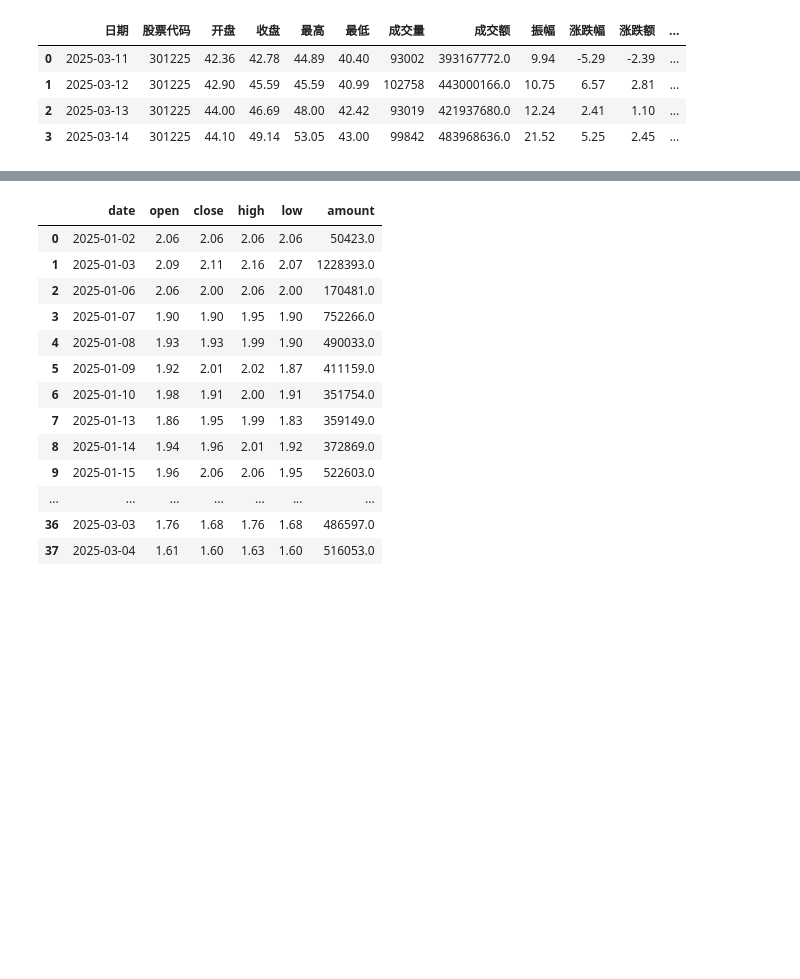
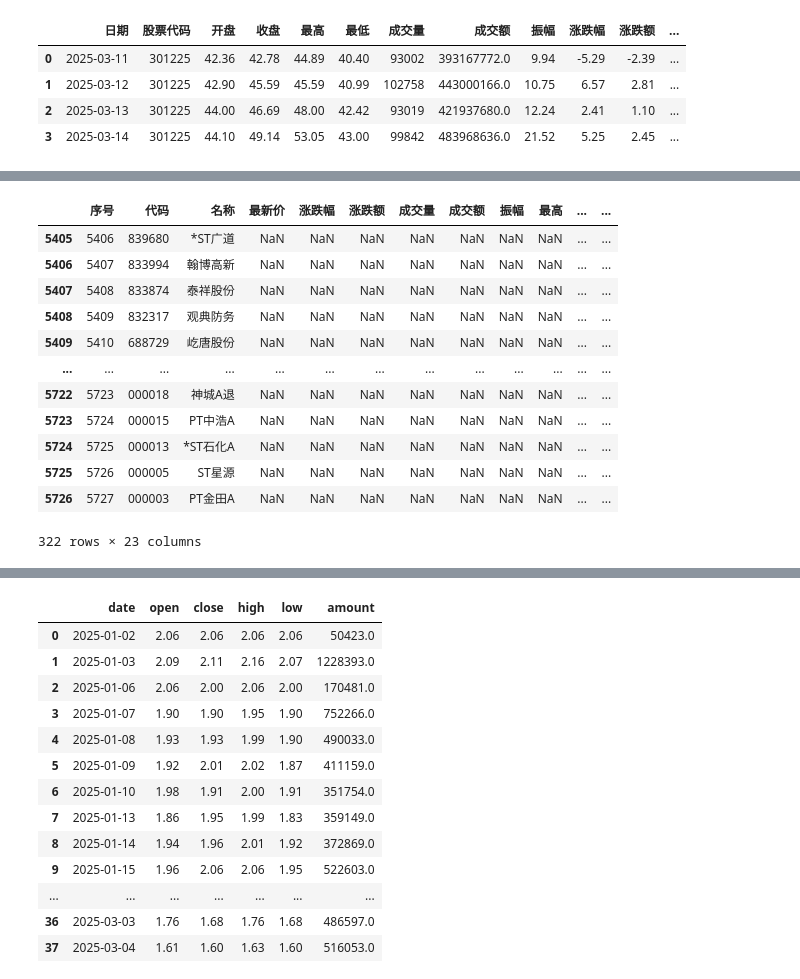
Before and after one commit to EveryFine/GeniusTradeTracker, a Jupyter notebook: tracker/app/akshare/akshare.ipynb, the cells around one changed output, grey strips where cells are left out. Cells and saved outputs as stored; diff of their text form; code cells hidden in the pictures; blank space fills up the shorter version.

```diff
--- a/tracker/app/akshare/akshare.ipynb
+++ b/tracker/app/akshare/akshare.ipynb
@@ -32,0 +35,18 @@ ak.stock_zh_a_spot_em()
+# %%
+## 找出NaN数据并移除
+nan_rows = stock_zh_a_spot_em_df[stock_zh_a_spot_em_df['最新价'].isna()]
+nan_rows
+# %% [output]
+|  | 序号 | 代码 | 名称 | 最新价 | 涨跌幅 | 涨跌额 | 成交量 | 成交额 | 振幅 | 最高 | ... | ... |
+| 5405 | 5406 | 839680 | *ST广道 | NaN | NaN | NaN | NaN | NaN | NaN | NaN | ... | ... |
+| 5406 | 5407 | 833994 | 翰博高新 | NaN | NaN | NaN | NaN | NaN | NaN | NaN | ... | ... |
+| 5407 | 5408 | 833874 | 泰祥股份 | NaN | NaN | NaN | NaN | NaN | NaN | NaN | ... | ... |
+| 5408 | 5409 | 832317 | 观典防务 | NaN | NaN | NaN | NaN | NaN | NaN | NaN | ... | ... |
+| 5409 | 5410 | 688729 | 屹唐股份 | NaN | NaN | NaN | NaN | NaN | NaN | NaN | ... | ... |
+| ... | ... | ... | ... | ... | ... | ... | ... | ... | ... | ... | ... | ... |
+| 5722 | 5723 | 000018 | 神城A退 | NaN | NaN | NaN | NaN | NaN | NaN | NaN | ... | ... |
+| 5723 | 5724 | 000015 | PT中浩A | NaN | NaN | NaN | NaN | NaN | NaN | NaN | ... | ... |
+| 5724 | 5725 | 000013 | *ST石化A | NaN | NaN | NaN | NaN | NaN | NaN | NaN | ... | ... |
+| 5725 | 5726 | 000005 | ST星源 | NaN | NaN | NaN | NaN | NaN | NaN | NaN | ... | ... |
+| 5726 | 5727 | 000003 | PT金田A | NaN | NaN | NaN | NaN | NaN | NaN | NaN | ... | ... |
+322 rows × 23 columns
```
Also changed, not shown: parts of 2 cells of this notebook, 8 other files.
